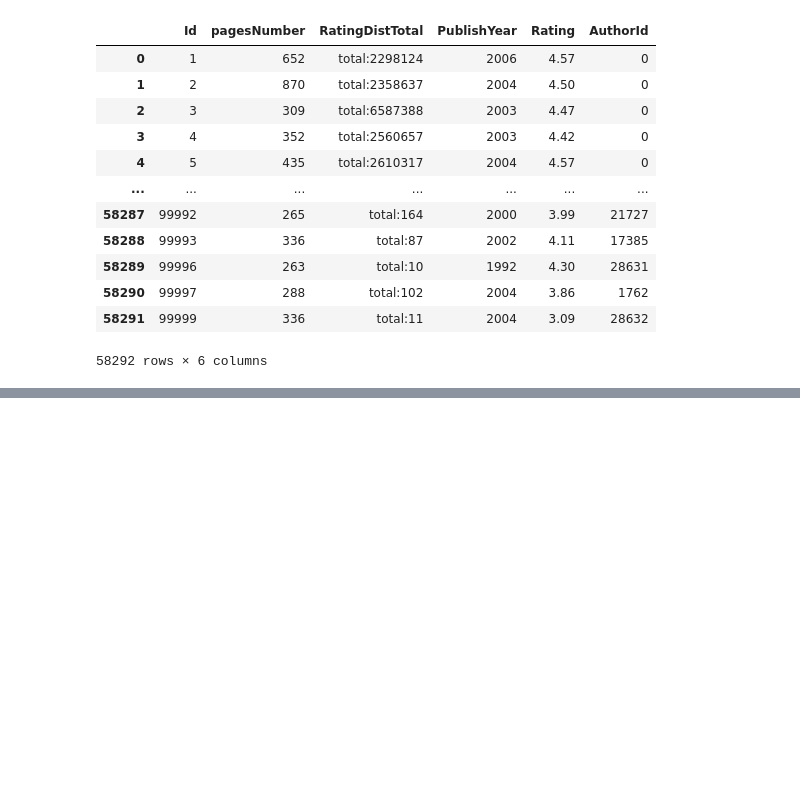
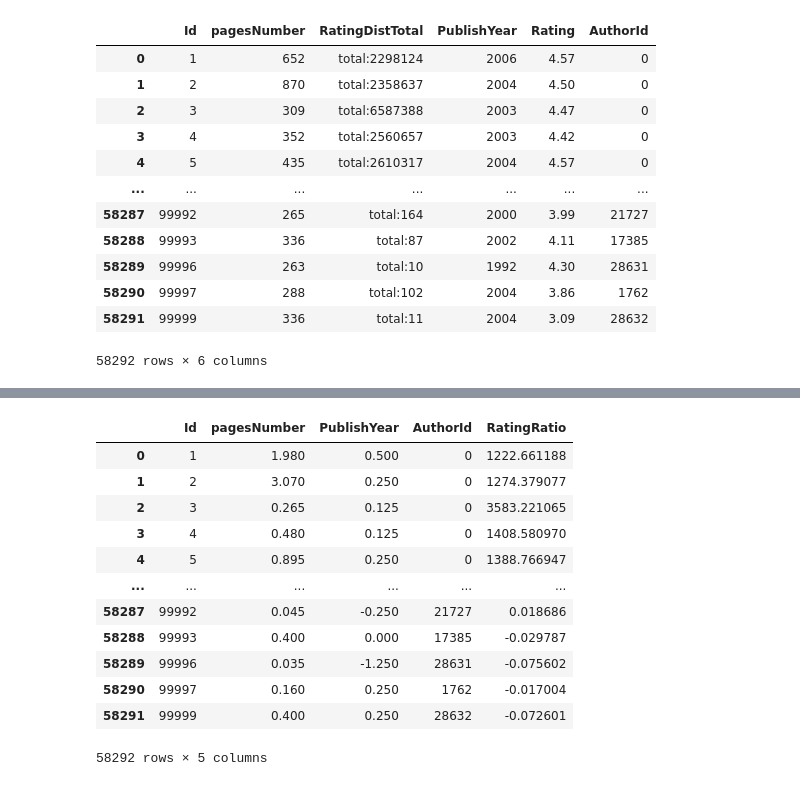
Before and after one commit to PhilippStahlbergGit/DAT251_project_library_app, a Jupyter notebook: DAT251_recommendations_system_.ipynb, the cells around one changed output, grey strips where cells are left out. Cells and saved outputs as stored; diff of their text form; code cells hidden in the pictures; blank space fills up the shorter version.

```diff
--- a/DAT251_recommendations_system_.ipynb
+++ b/DAT251_recommendations_system_.ipynb
@@ -207,0 +247,23 @@ dfs
+# %%
+from sklearn.preprocessing import RobustScaler
+
+columns_to_scale = ['pagesNumber', 'PublishYear', 'RatingRatio']
+
+scaler = RobustScaler()
+df[columns_to_scale] = scaler.fit_transform(df[columns_to_scale])
+
+df
+# %% [output]
+|  | Id | pagesNumber | PublishYear | AuthorId | RatingRatio |
+| 0 | 1 | 1.980 | 0.500 | 0 | 1222.661188 |
+| 1 | 2 | 3.070 | 0.250 | 0 | 1274.379077 |
+| 2 | 3 | 0.265 | 0.125 | 0 | 3583.221065 |
+| 3 | 4 | 0.480 | 0.125 | 0 | 1408.580970 |
+| 4 | 5 | 0.895 | 0.250 | 0 | 1388.766947 |
+| ... | ... | ... | ... | ... | ... |
+| 58287 | 99992 | 0.045 | -0.250 | 21727 | 0.018686 |
+| 58288 | 99993 | 0.400 | 0.000 | 17385 | -0.029787 |
+| 58289 | 99996 | 0.035 | -1.250 | 28631 | -0.075602 |
+| 58290 | 99997 | 0.160 | 0.250 | 1762 | -0.017004 |
+| 58291 | 99999 | 0.400 | 0.250 | 28632 | -0.072601 |
+58292 rows × 5 columns
```
Also changed, not shown: parts of 16 cells of this notebook.
